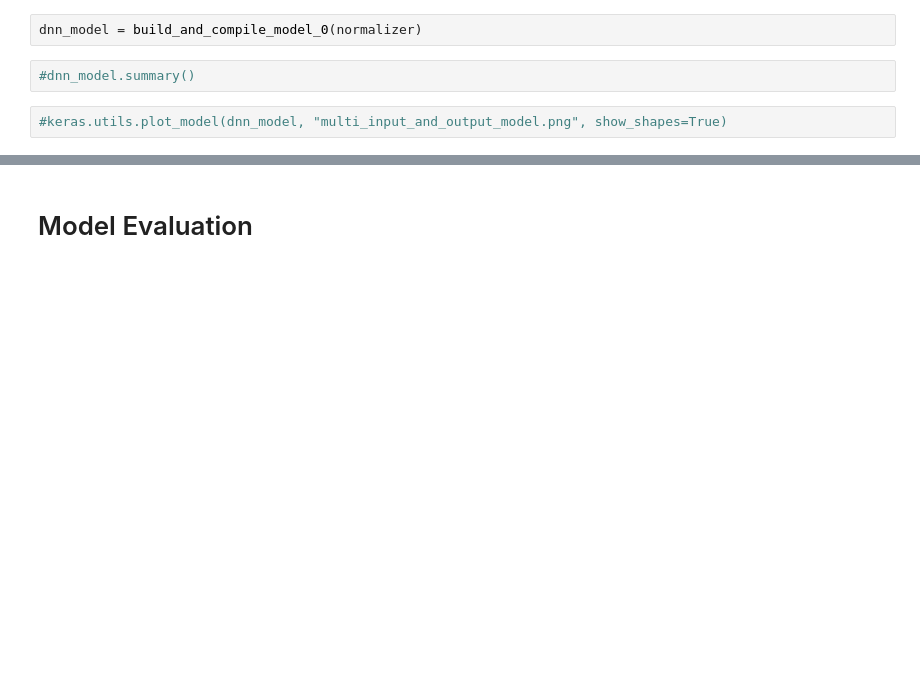
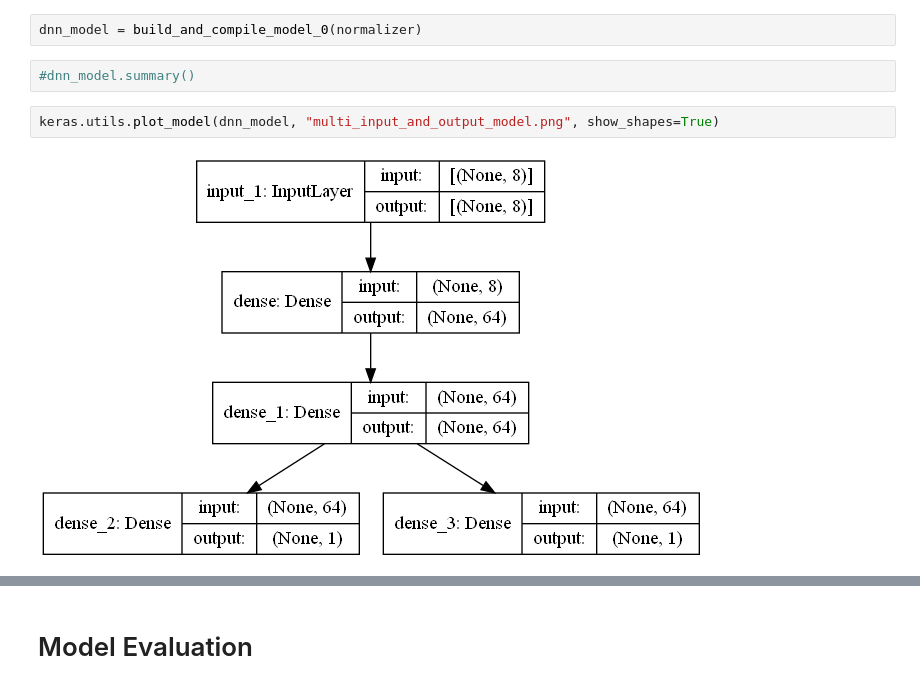
Before and after one commit to Aessa15/Pyro-ML-models-, a Jupyter notebook: TF_Model DNN 1.1.0.ipynb, the cells around one changed output, grey strips where cells are left out. Saved outputs shown, nothing was run; the diff lists cells and outputs as text; blank space fills up the shorter version.

```diff
--- a/TF_Model DNN 1.1.0.ipynb
+++ b/TF_Model DNN 1.1.0.ipynb
@@ -190,6 +192,8 @@ dnn_model = build_and_compile_model_0(normalizer)
 # %%
 #dnn_model.summary()
 # %%
-#keras.utils.plot_model(dnn_model, "multi_input_and_output_model.png", show_shapes=True)
+keras.utils.plot_model(dnn_model, "multi_input_and_output_model.png", show_shapes=True)
+# %% [output]
+[figure, added]
 # %%
 %%time
```
Also changed, not shown: parts of 7 cells of this notebook, 11 other files.
